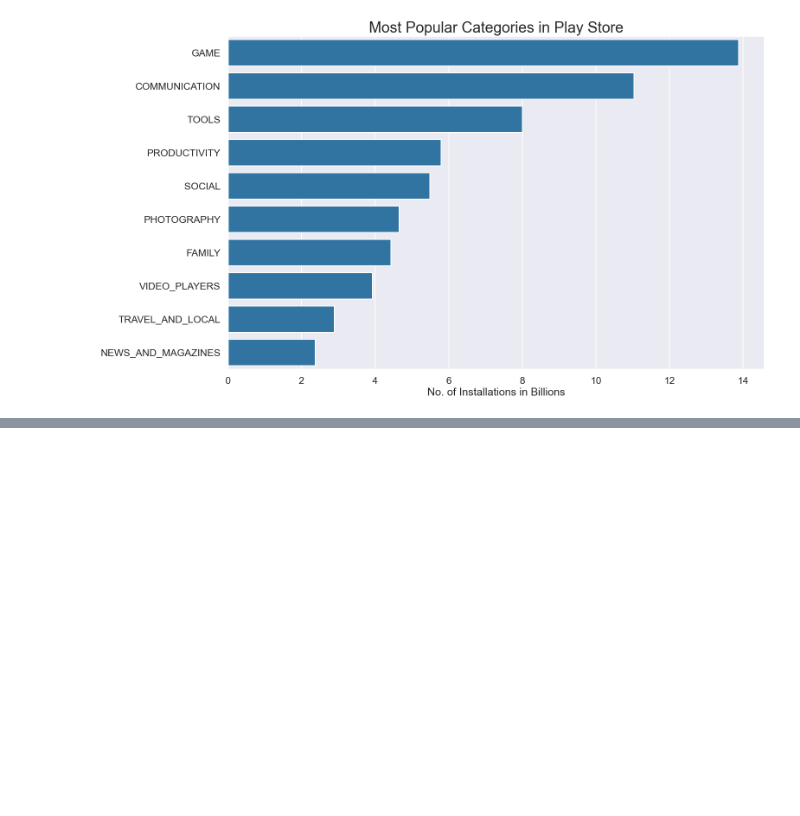
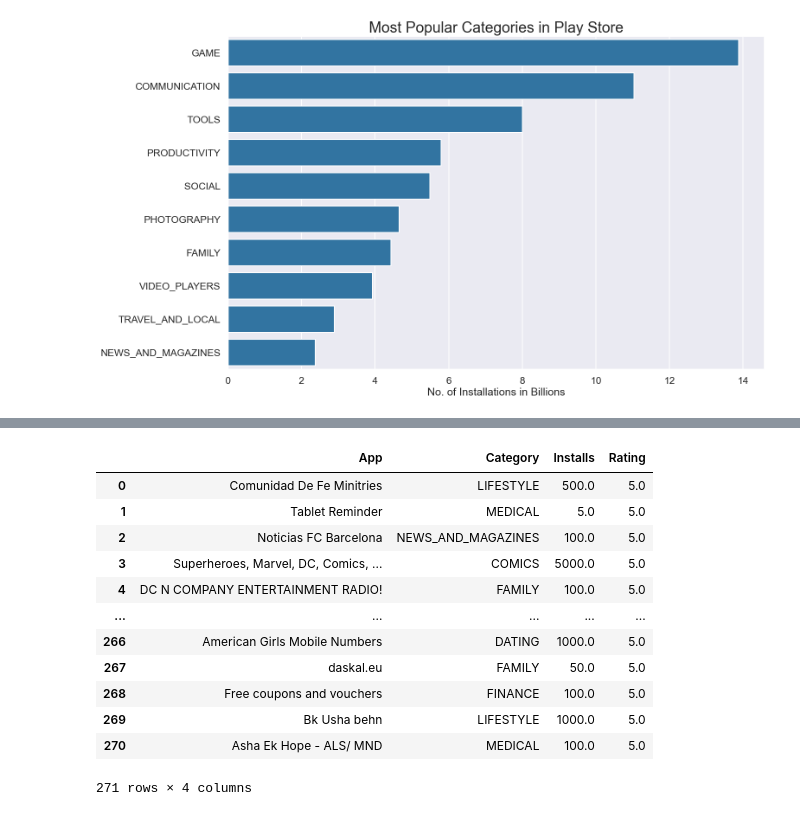
Before and after one commit to DevJelvehgar/Data_Analyst_on_Googleplay_Dataset, a Jupyter notebook: playstore_dataset.ipynb, the cells around one changed output, grey strips where cells are left out. Cells and saved outputs as stored; diff of their text form; code cells hidden in the pictures; blank space fills up the shorter version.

```diff
--- a/playstore_dataset.ipynb
+++ b/playstore_dataset.ipynb
@@ -287,0 +326,18 @@ Text(0.5, 1.0, 'Most Popular Categories in Play Store')
+# %%
+# Collect 5-rating on dataset
+five_rating = df_rating[df_rating["Rating"] == 5.0]
+five_rating
+# %% [output]
+|  | App | Category | Installs | Rating |
+| 0 | Comunidad De Fe Minitries | LIFESTYLE | 500.0 | 5.0 |
+| 1 | Tablet Reminder | MEDICAL | 5.0 | 5.0 |
+| 2 | Noticias FC Barcelona | NEWS_AND_MAGAZINES | 100.0 | 5.0 |
+| 3 | Superheroes, Marvel, DC, Comics, ... | COMICS | 5000.0 | 5.0 |
+| 4 | DC N COMPANY ENTERTAINMENT RADIO! | FAMILY | 100.0 | 5.0 |
+| ... | ... | ... | ... | ... |
+| 266 | American Girls Mobile Numbers | DATING | 1000.0 | 5.0 |
+| 267 | daskal.eu | FAMILY | 50.0 | 5.0 |
+| 268 | Free coupons and vouchers | FINANCE | 100.0 | 5.0 |
+| 269 | Bk Usha behn | LIFESTYLE | 1000.0 | 5.0 |
+| 270 | Asha Ek Hope - ALS/ MND | MEDICAL | 100.0 | 5.0 |
+271 rows × 4 columns
```
Also changed, not shown: parts of 12 cells of this notebook.
